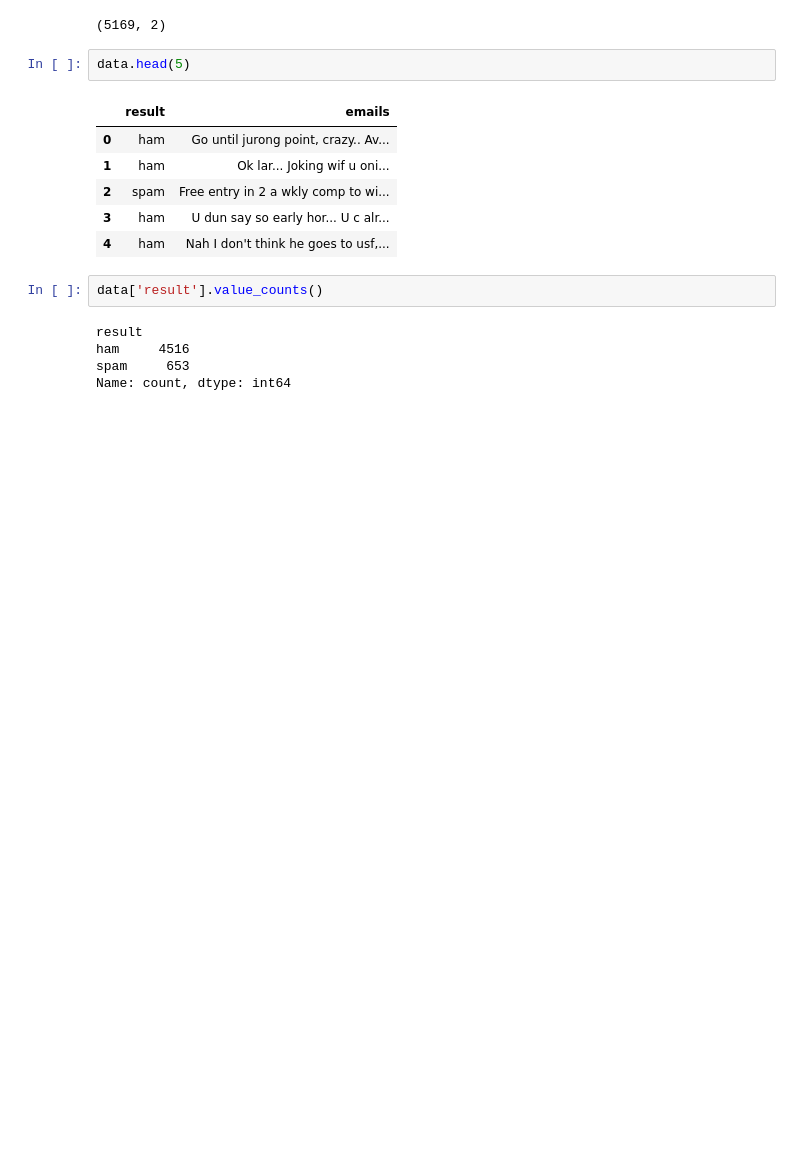
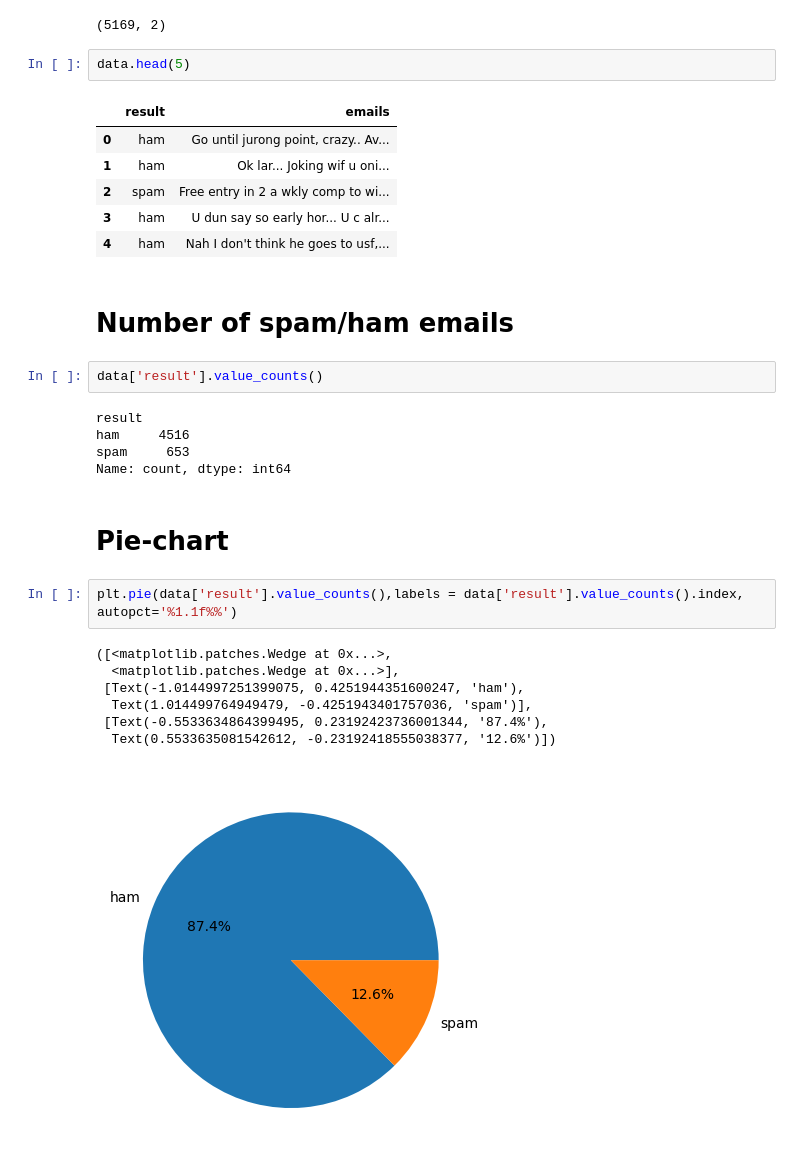
Before and after one commit to sameershrestha00/Spam-filter, a Jupyter notebook: spam_filter.ipynb, the cells around one changed output. Drawn from its saved outputs; the diff is of its cells as text; blank space fills up the shorter version.

```diff
--- a/spam_filter.ipynb
+++ b/spam_filter.ipynb
@@ -75,6 +81,8 @@ data.head(5)
 | 2 | spam | Free entry in 2 a wkly comp to wi... |
 | 3 | ham | U dun say so early hor... U c alr... |
 | 4 | ham | Nah I don't think he goes to usf,... |
+# %% [markdown]
+# Number of spam/ham emails
 # %%
 data['result'].value_counts()
 # %% [output]
@@ -82,3 +90,15 @@ result
 ham     4516
 spam     653
 Name: count, dtype: int64
+# %% [markdown]
+# Pie-chart
+# %%
+plt.pie(data['result'].value_counts(),labels = data['result'].value_counts().index, autopct='%1.1f%%')
+# %% [output]
+([<matplotlib.patches.Wedge at 0x...>,
+  <matplotlib.patches.Wedge at 0x...>],
+ [Text(-1.0144997251399075, 0.4251944351600247, 'ham'),
+  Text(1.014499764949479, -0.4251943401757036, 'spam')],
+ [Text(-0.5533634864399495, 0.23192423736001344, '87.4%'),
+  Text(0.5533635081542612, -0.23192418555038377, '12.6%')])
+[figure, added]
```
Also changed, not shown: parts of 14 cells of this notebook.
